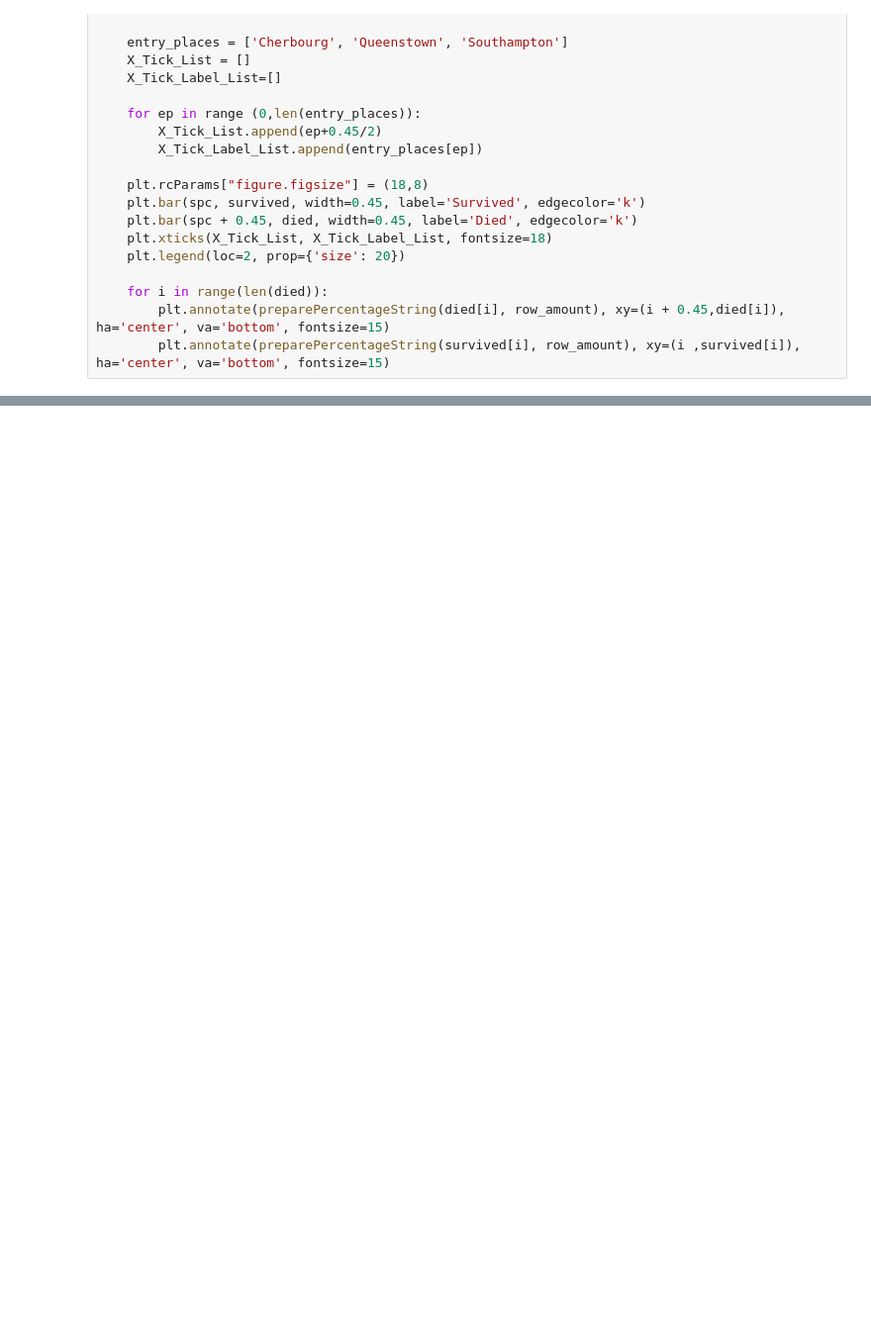
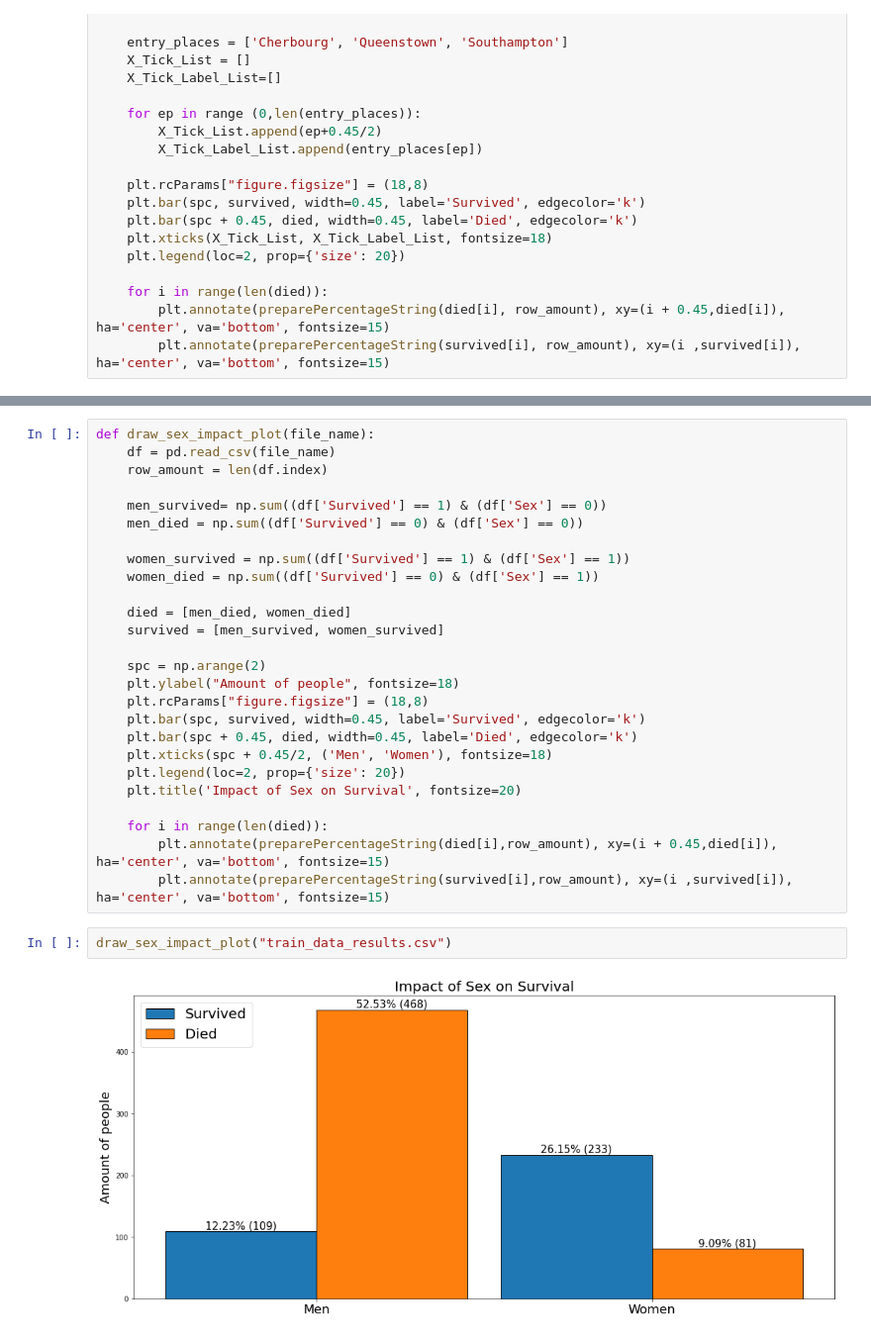
Before and after one commit to michal3pol/titanic, a Jupyter notebook: Plots.ipynb, the cells around one changed output, grey strips where cells are left out. Shown at 99% size. Drawn from its saved outputs; the diff is of its cells as text; blank space fills up the shorter version.

```diff
--- a/Plots.ipynb
+++ b/Plots.ipynb
@@ -135,0 +139,30 @@ draw_class_impact_plot("train_data_results.csv")
+# %%
+def draw_sex_impact_plot(file_name):
+    df = pd.read_csv(file_name)
+    row_amount = len(df.index)
+
+    men_survived= np.sum((df['Survived'] == 1) & (df['Sex'] == 0))
+    men_died = np.sum((df['Survived'] == 0) & (df['Sex'] == 0))
+
+    women_survived = np.sum((df['Survived'] == 1) & (df['Sex'] == 1))
+    women_died = np.sum((df['Survived'] == 0) & (df['Sex'] == 1))
+
+    died = [men_died, women_died]
+    survived = [men_survived, women_survived]
+
+    spc = np.arange(2)
+    plt.ylabel("Amount of people", fontsize=18)
+    plt.rcParams["figure.figsize"] = (18,8)
+    plt.bar(spc, survived, width=0.45, label='Survived', edgecolor='k')
+    plt.bar(spc + 0.45, died, width=0.45, label='Died', edgecolor='k')
+    plt.xticks(spc + 0.45/2, ('Men', 'Women'), fontsize=18)
+    plt.legend(loc=2, prop={'size': 20})
+    plt.title('Impact of Sex on Survival', fontsize=20)
+
+    for i in range(len(died)):
+        plt.annotate(preparePercentageString(died[i],row_amount), xy=(i + 0.45,died[i]), ha='center', va='bottom', fontsize=15)
+        plt.annotate(preparePercentageString(survived[i],row_amount), xy=(i ,survived[i]), ha='center', va='bottom', fontsize=15)
+# %%
+draw_sex_impact_plot("train_data_results.csv")
+# %% [output]
+[figure, added]
```
Also changed, not shown: parts of 18 cells of this notebook, 1 other file.
